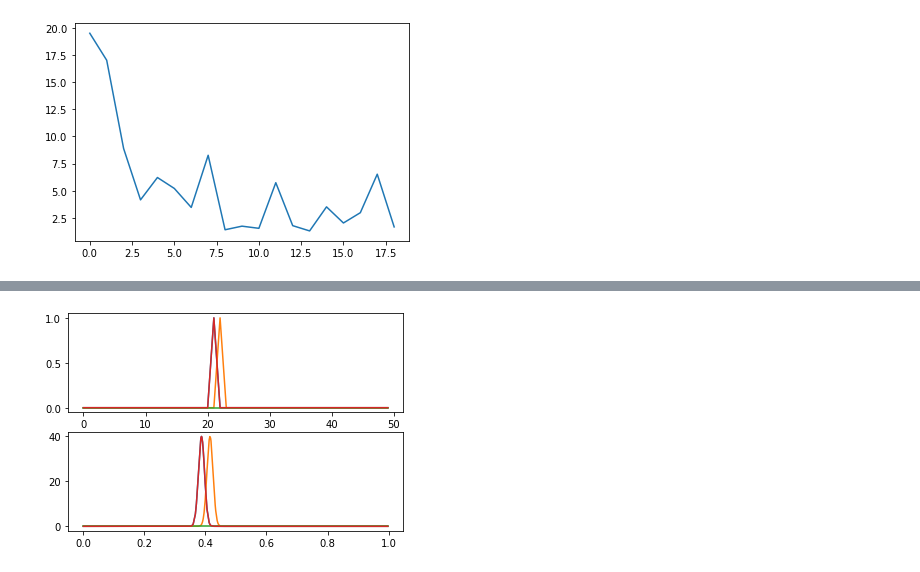
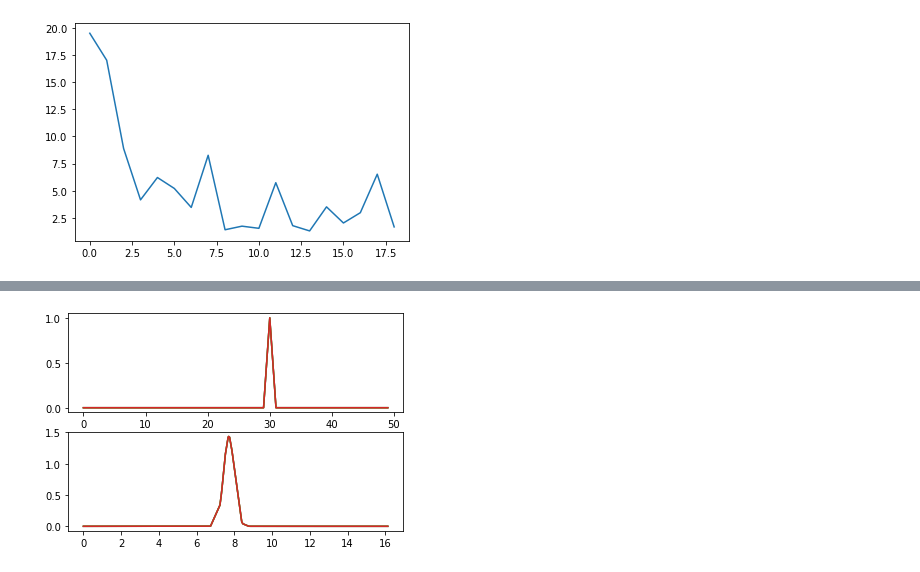
Before and after one commit to simonebmalerba/neural_VAE, a Jupyter notebook: bernoulli_enc.ipynb, the cells around one changed output, grey strips where cells are left out. Saved outputs shown, nothing was run; the diff lists cells and outputs as text; code cells hidden in the pictures.

```diff
--- a/bernoulli_enc.ipynb
+++ b/bernoulli_enc.ipynb
@@ -72,6 +65,13 @@ plt.plot(np.array(RVec)+np.array(DVec))
 # %% [output]
 [<matplotlib.lines.Line2D at 0x...>]
 [figure]
+# %%
+N = 50
+K=5
+#Define data distribution
+x_data = torch.distributions.exponential.Exponential(0.5).sample((500,))[:,None]
+x_sorted,indices = x_data.sort(dim=0)
+x_min,x_max = x_sorted[0,:].item(),x_sorted[-1,:].item()
 # %%
 N_EPOCHS =5000
 lossVec = []
@@ -92,10 +114,12 @@ for epoch in range(N_EPOCHS):
 # %%
+r = enc.sample(x_sorted,10)
+mu_dec,sigma2_dec = dec(r)
 with torch.no_grad():
     nsample =[1,3,5,7]
     fig,(ax1,ax2) = plt.subplots(2)
-    q_x_r = torch.exp(torch.distributions.normal.Normal(mu_dec[200,nsample],torch.sqrt(sigma2_dec[200,nsample])).log_prob(x_sorted))
-    ax1.plot(range(N),r[200,nsample,:].transpose(0,1))
+    q_x_r = torch.exp(torch.distributions.normal.Normal(mu_dec[490,nsample],torch.sqrt(sigma2_dec[490,nsample])).log_prob(x_sorted))
+    ax1.plot(range(N),r[490,nsample,:].transpose(0,1))
     ax2.plot(x_sorted,q_x_r)
     #plt.show()
 # %% [output]
-[figure, old version]
+[figure, new version]
```
Also changed, not shown: parts of 7 cells of this notebook, 1 other file.
